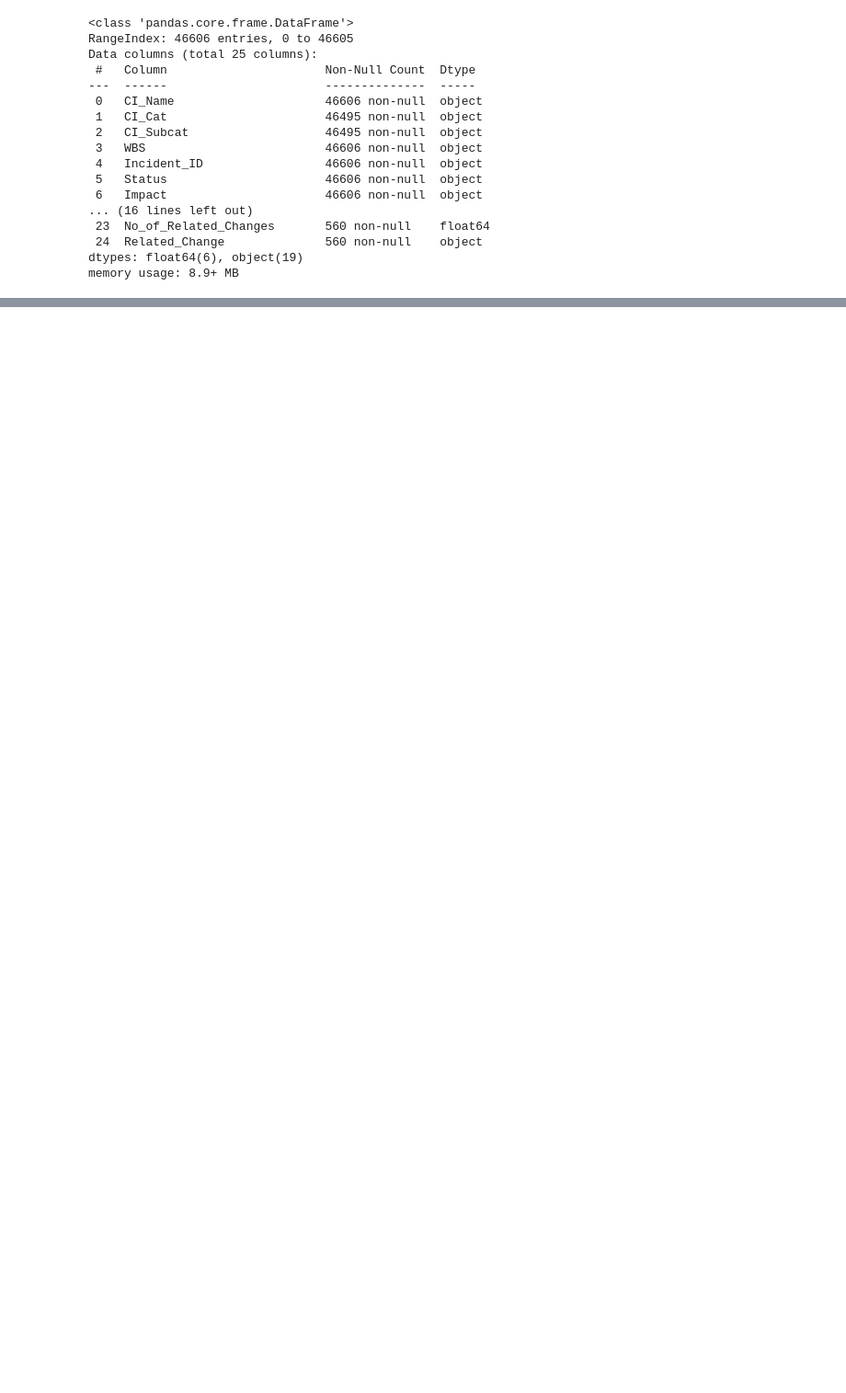
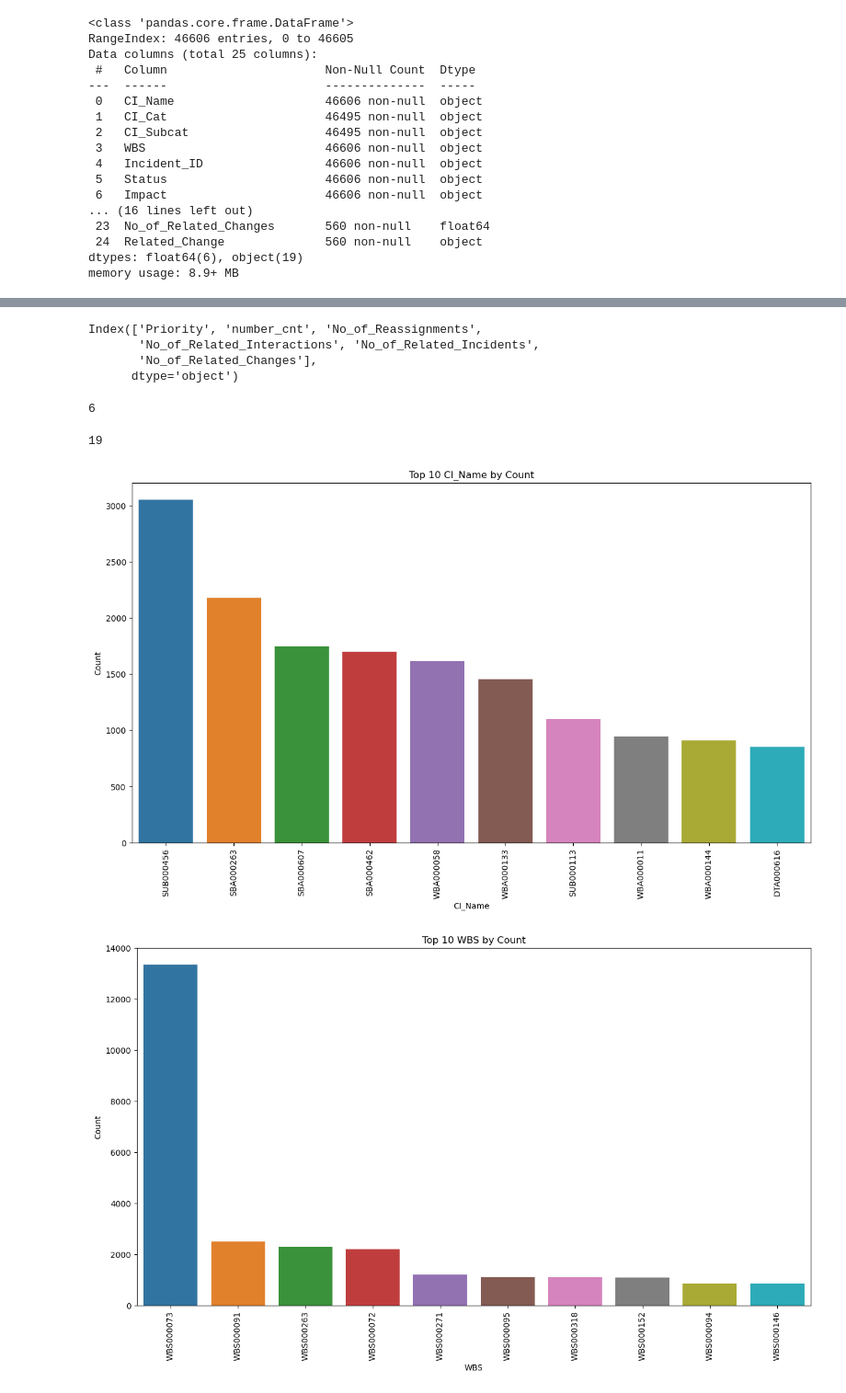
Before and after one commit to ash-171/ABCtech, a Jupyter notebook: PRCL-0012.ipynb, the cells around one changed output, grey strips where cells are left out. Shown at 92% size. Drawn from its saved outputs; the diff is of its cells as text; code cells hidden in the pictures; blank space fills up the shorter version.

```diff
--- a/PRCL-0012.ipynb
+++ b/PRCL-0012.ipynb
@@ -116,0 +162,5 @@ df.describe().T
+# %%
+values_to_remov=["CI_Name", 'WBS', 'Incident_ID', 'KB_number',
+       'Open_Time', 'Reopen_Time', 'Resolved_Time', 'Close_Time',
+       'Handle_Time_hrs',  'Related_Interaction',
+       'Related_Change']
@@ -116,0 +180,34 @@ df.describe().T
+# %%
+numerical_data
+# %% [output]
+Index(['Priority', 'number_cnt', 'No_of_Reassignments',
+       'No_of_Related_Interactions', 'No_of_Related_Incidents',
+       'No_of_Related_Changes'],
+      dtype='object')
+# %%
+len(numerical_data)
+# %% [output]
+6
+# %%
+len(categorical_data)
+# %% [output]
+19
+# %%
+for col in values_to_remov:
+# Calculate counts for each nationality
+    unique_counts = df[col].value_counts()
+
+    # Select top 10 countries
+    top_10_unique = unique_counts.head(10)
+
+    # Plot the countplot for top 10 countries
+    plt.figure(figsize=(15, 8))
+    sns.barplot(x=top_10_unique.index, y=top_10_unique.values)
+    plt.title(f'Top 10 {col} by Count')
+    plt.xlabel(col)
+    plt.ylabel('Count')
+    plt.xticks(rotation='vertical')
+    plt.show()
+# %% [output]
+[figure, added]
+[figure, added]
```
Also changed, not shown: parts of 16 cells of this notebook.
